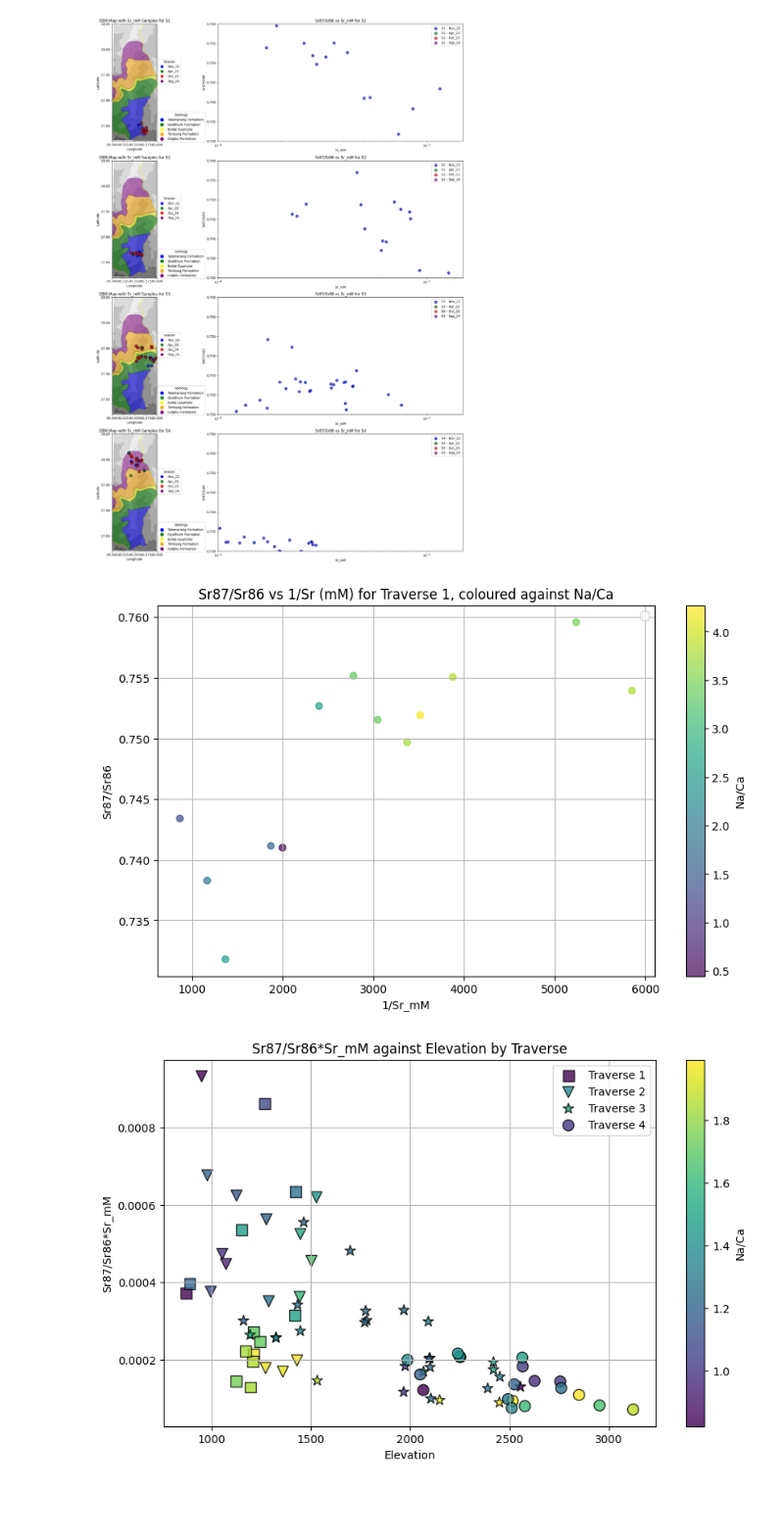
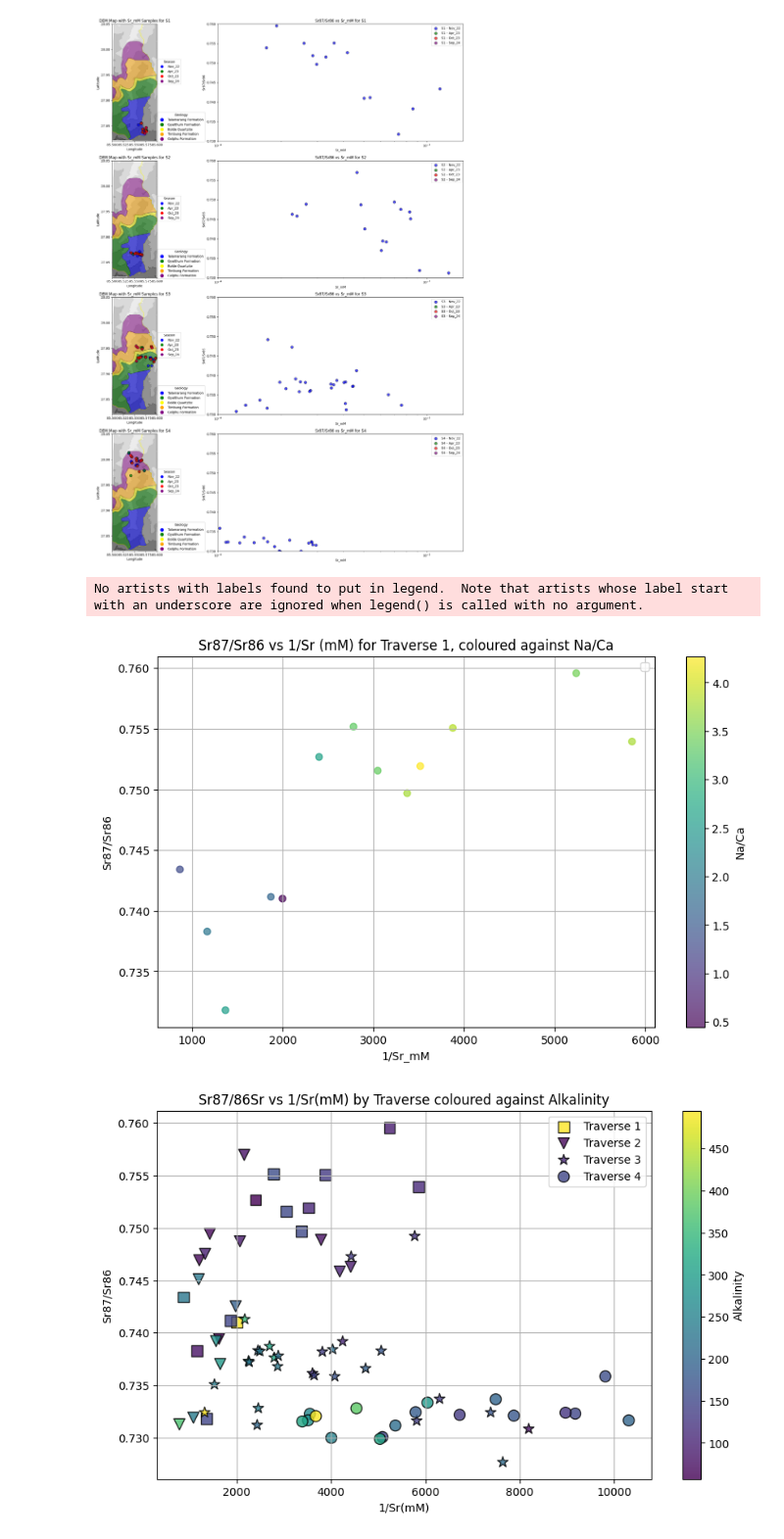
Before and after one commit to iskiros/Nepal, a Jupyter notebook: Code/JupyterTest.ipynb, the cells around one changed output. Shown at 98% size. Saved outputs shown, nothing was run; the diff lists cells and outputs as text; code cells hidden in the pictures; blank space fills up the shorter version.

```diff
--- a/Code/JupyterTest.ipynb
+++ b/Code/JupyterTest.ipynb
@@ -51,6 +51,8 @@ df_copy['Sr_mM'] = df_copy['Sr_ppm'] / 87.62
 df_copy['Mg_mM'] = df_copy['Mg_ppm'] / 24.31
 df_copy['Si_mM'] = df_copy['Si_ppm'] / 28.09
 df_copy['Na_mM'] = df_copy['Na_ppm'] / 22.99
+
+df_copy['Cl_mM'] = df_copy['Cl_molar']/1000
 
 df_copy['Ca/Na'] = df_copy['Ca_mM'] / df_copy['Na_mM']
 df_copy['Na/Ca'] = df_copy['Na_mM'] / df_copy['Ca_mM']
@@ -276,6 +278,13 @@ for i, traverse in enumerate(tributaries):
                     plotted_labels.add(label)
                     geology_handles.append(Line2D([0], [0], marker='o', color=color, markersize=10, linestyle='None', label=label))
 
+
+    season_colors = {
+        'Nov_22': 'blue',
+        'Apr_23': 'green',
+        'Oct_23': 'red',
+        'Sep_24': 'purple'
+    }
 
     # Plot the points for each season and traverse
     traverse_data = df_copy[df_copy['Traverse'] == traverse]
@@ -371,16 +380,24 @@ plt.show()
 # %%
 # Calculate 1/Sr(mM)
 df_copy['1/Sr_mM'] = 1 / df_copy['Sr_mM']
+
+# Print range of Cl_molar:
+# Calculate the min and max for Cl_molar across the whole dataset
+cl_min = df_copy['Cl_molar'].min()
+cl_max = df_copy['Cl_molar'].max()
 
 # Plot 87Sr/86Sr against 1/Sr(mM)
 plt.figure(figsize=(10, 6))
 for traverse, marker in traverse_markers.items():
     traverse_data = df_copy[df_copy['Traverse'] == traverse]
-    plt.scatter(traverse_data['1/Sr_mM'], traverse_data['Sr87/Sr86'], c=traverse_data['Na/Ca'], cmap='viridis', label=traverse, alpha=0.8, edgecolor='k', marker=marker, s=100)
+    plt.scatter(traverse_data['1/Sr_mM'], traverse_data['Sr87/Sr86'],
+                c=traverse_data['Cl_molar'], cmap='viridis',
+                label=traverse, alpha=0.8, edgecolor='k', marker=marker,
+                s=100, vmin=cl_min, vmax=cl_max)  # Set vmin and vmax
 
 plt.xlabel('1/Sr(mM)')
 plt.ylabel('87Sr/86Sr')
-plt.colorbar(label='Na/Ca')
+plt.colorbar(label='Cl_molar')
 plt.title('87Sr/86Sr vs 1/Sr(mM) by Traverse')
 plt.legend()
 plt.grid(True)
@@ -531,29 +548,30 @@ plt.legend()
 plt.grid(True)
 plt.show()
 # %% [output]
+No artists with labels found to put in legend.  Note that artists whose label start with an underscore are ignored when legend() is called with no argument.
 [figure]
 # %%
 # Calculate 1/Sr(mM)
 df_copy['1/Sr_mM'] = 1 / df_copy['Sr_mM']
 
 df_copy['Sr87/Sr86*Sr_mM'] = df_copy['Sr87/Sr86'] * df_copy['Sr_mM']
 
 
 # Plot 87Sr/86Sr against 1/Sr(mM)
 plt.figure(figsize=(10, 6))
 for traverse, marker in traverse_markers.items():
     traverse_data = df_copy[df_copy['Traverse'] == traverse]
-    plt.scatter(traverse_data['Elevation'], traverse_data['Sr87/Sr86*Sr_mM'], c=traverse_data['Na/Ca'], cmap='viridis', label=traverse, alpha=0.8, edgecolor='k', marker=marker, s=100)
+    plt.scatter(traverse_data['1/Sr_mM'], traverse_data['Sr87/Sr86'], c=traverse_data['Alkalinity'], cmap='viridis', label=traverse, alpha=0.8, edgecolor='k', marker=marker, s=100, vmin=traverse_data['Alkalinity'].min(), vmax=traverse_data['Alkalinity'].max())  # Set vmin and vmax
 
-plt.xlabel('Elevation')
-plt.ylabel('Sr87/Sr86*Sr_mM')
-plt.colorbar(label='Na/Ca')
-plt.title('Sr87/Sr86*Sr_mM against Elevation by Traverse')
+plt.xlabel('1/Sr(mM)')
+plt.ylabel('Sr87/Sr86')
+plt.colorbar(label='Alkalinity')
+plt.title('Sr87/86Sr vs 1/Sr(mM) by Traverse coloured against Alkalinity')
 plt.legend()
 plt.grid(True)
 plt.show()
 # %% [output]
-[figure, old version]
+[figure, new version]
 # %%
 
 plt.figure(figsize=(10, 6))
```
Also changed, not shown: parts of 13 cells of this notebook, 7 other files.
